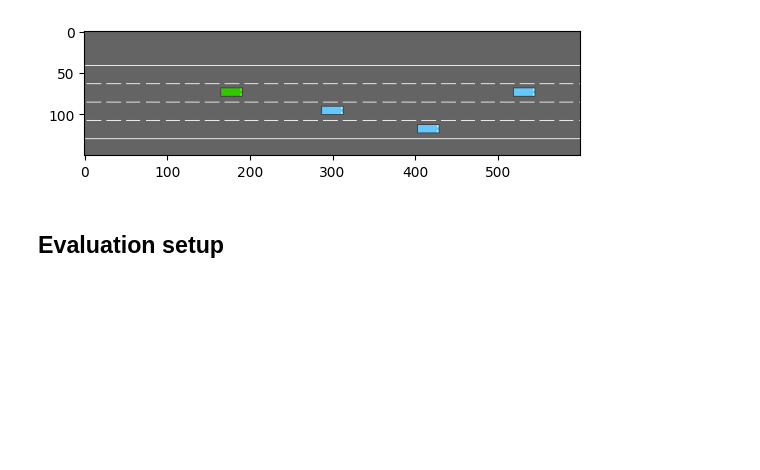
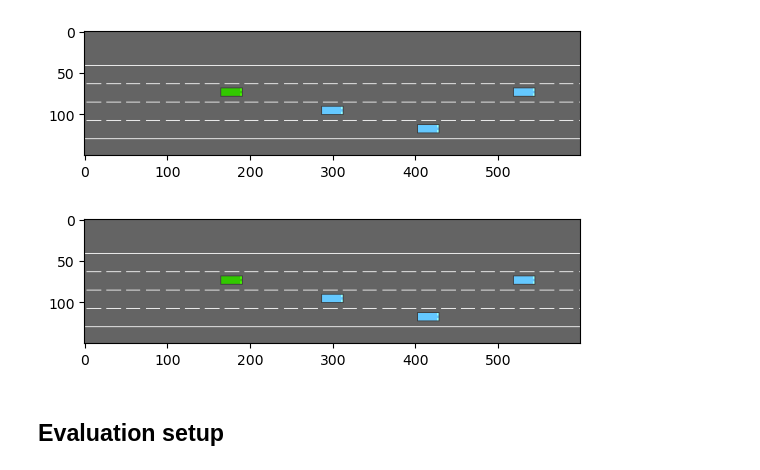
Before and after one commit to Limekaaa/highway-rl, a Jupyter notebook: dqn_analysis.ipynb, the cells around one changed output. Cells and saved outputs as stored; diff of their text form; code cells hidden in the pictures; blank space fills up the shorter version.

```diff
--- a/dqn_analysis.ipynb
+++ b/dqn_analysis.ipynb
@@ -18,10 +26,14 @@ from scipy import stats
 # %%
 env = get_env(seed=1, config_type=ConfigType.SHARED_CORE)
+env_CNN = get_env(seed=1, config_type=ConfigType.TEST_CNN)
 # Show the environment
 plt.imshow(env.render())
 plt.show()
+plt.imshow(env_CNN.render())
+plt.show()
 # %% [output]
 [figure]
+[figure, added]
 # %% [markdown]
 ## Evaluation setup
 # %%
```
Also changed, not shown: parts of 14 cells of this notebook, 11 other files.
